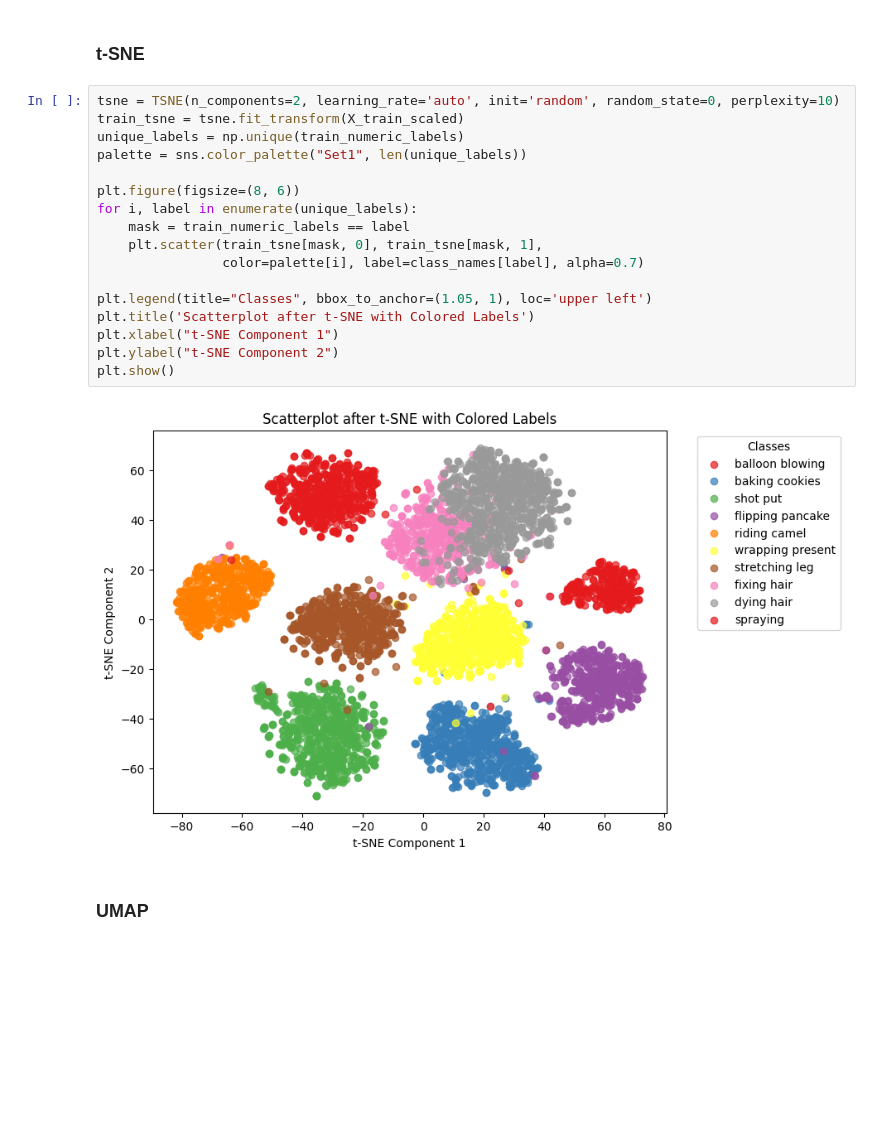
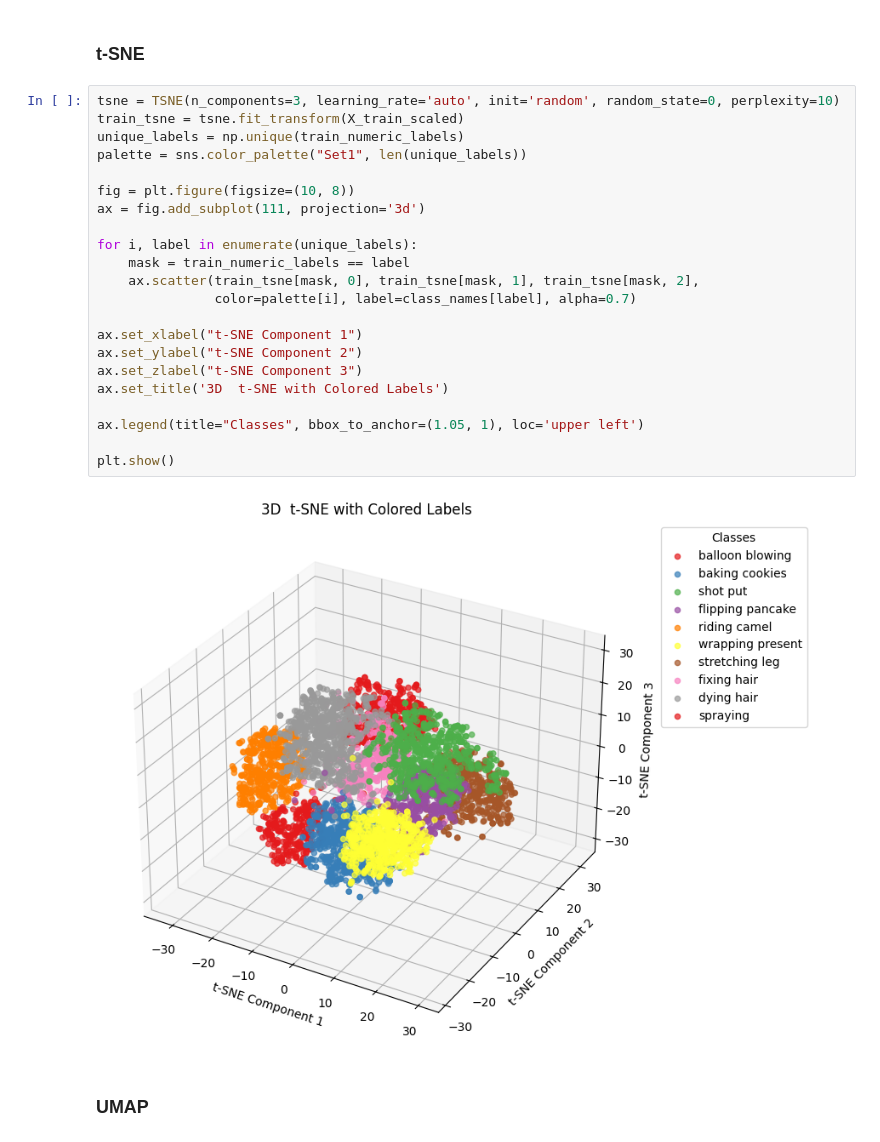
Before and after one commit to nayeli-guzman/clustering-human-activity, a Jupyter notebook: dimensionality-reduction.ipynb, the cells around one changed output. Cells and saved outputs as stored; diff of their text form; blank space fills up the shorter version.

Commit message:
fix: 2d -> 3d tsne

```diff
--- a/dimensionality-reduction.ipynb
+++ b/dimensionality-reduction.ipynb
@@ -257,24 +257,29 @@ import umap
 # %% [markdown]
 ### **t-SNE**
 # %%
-tsne = TSNE(n_components=2, learning_rate='auto', init='random', random_state=0, perplexity=10)
+tsne = TSNE(n_components=3, learning_rate='auto', init='random', random_state=0, perplexity=10)
 train_tsne = tsne.fit_transform(X_train_scaled)
 unique_labels = np.unique(train_numeric_labels)
 palette = sns.color_palette("Set1", len(unique_labels))
 
-plt.figure(figsize=(8, 6))
+fig = plt.figure(figsize=(10, 8))
+ax = fig.add_subplot(111, projection='3d')
+
 for i, label in enumerate(unique_labels):
     mask = train_numeric_labels == label
-    plt.scatter(train_tsne[mask, 0], train_tsne[mask, 1],
-                color=palette[i], label=class_names[label], alpha=0.7)
+    ax.scatter(train_tsne[mask, 0], train_tsne[mask, 1], train_tsne[mask, 2],
+               color=palette[i], label=class_names[label], alpha=0.7)
 
-plt.legend(title="Classes", bbox_to_anchor=(1.05, 1), loc='upper left')
-plt.title('Scatterplot after t-SNE with Colored Labels')
-plt.xlabel("t-SNE Component 1")
-plt.ylabel("t-SNE Component 2")
+ax.set_xlabel("t-SNE Component 1")
+ax.set_ylabel("t-SNE Component 2")
+ax.set_zlabel("t-SNE Component 3")
+ax.set_title('3D  t-SNE with Colored Labels')
+
+ax.legend(title="Classes", bbox_to_anchor=(1.05, 1), loc='upper left')
+
 plt.show()
 # %% [output]
-[figure, old version]
+[figure, new version]
 # %% [markdown]
 ### **UMAP**
 # %%
```
Also changed, not shown: parts of 1 cell of this notebook.
